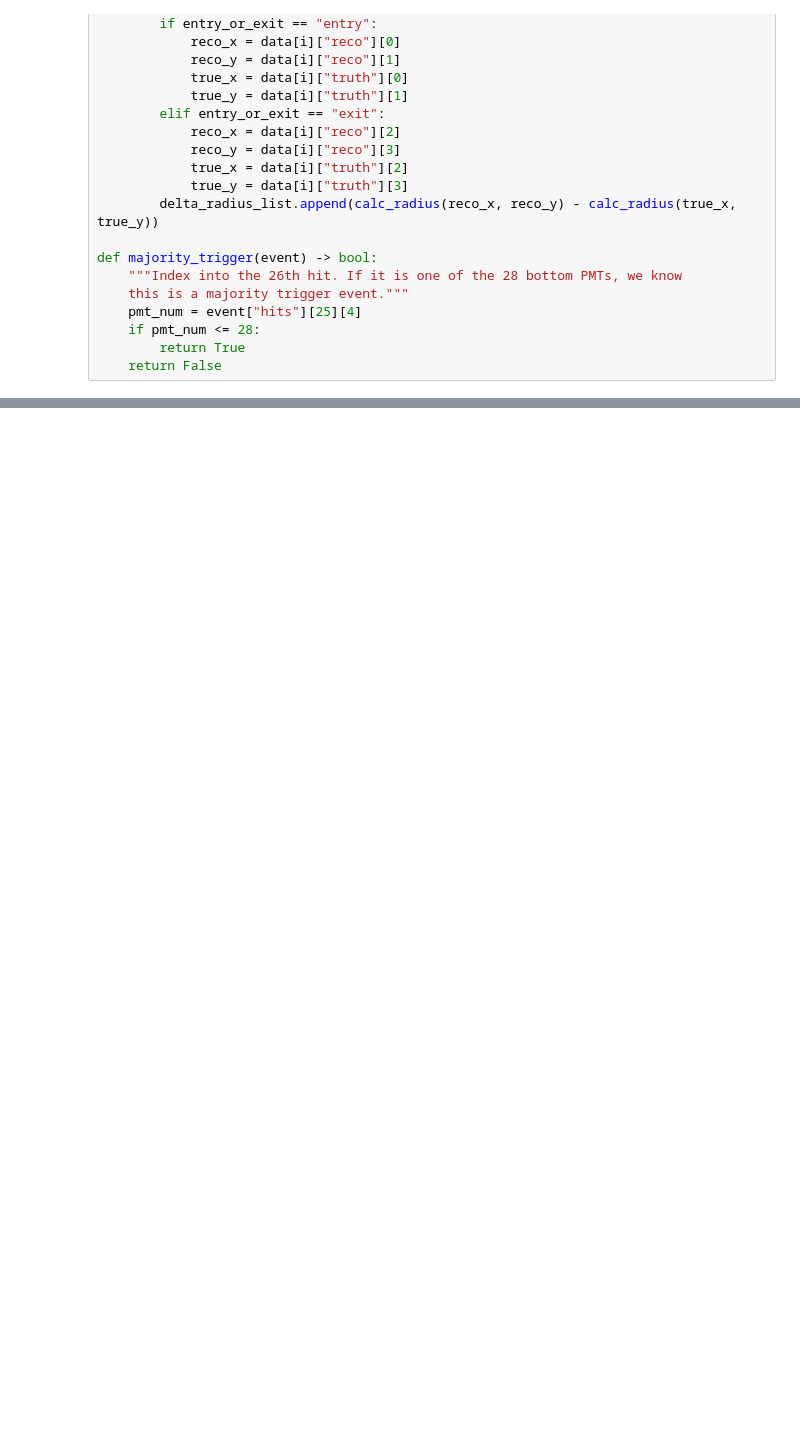
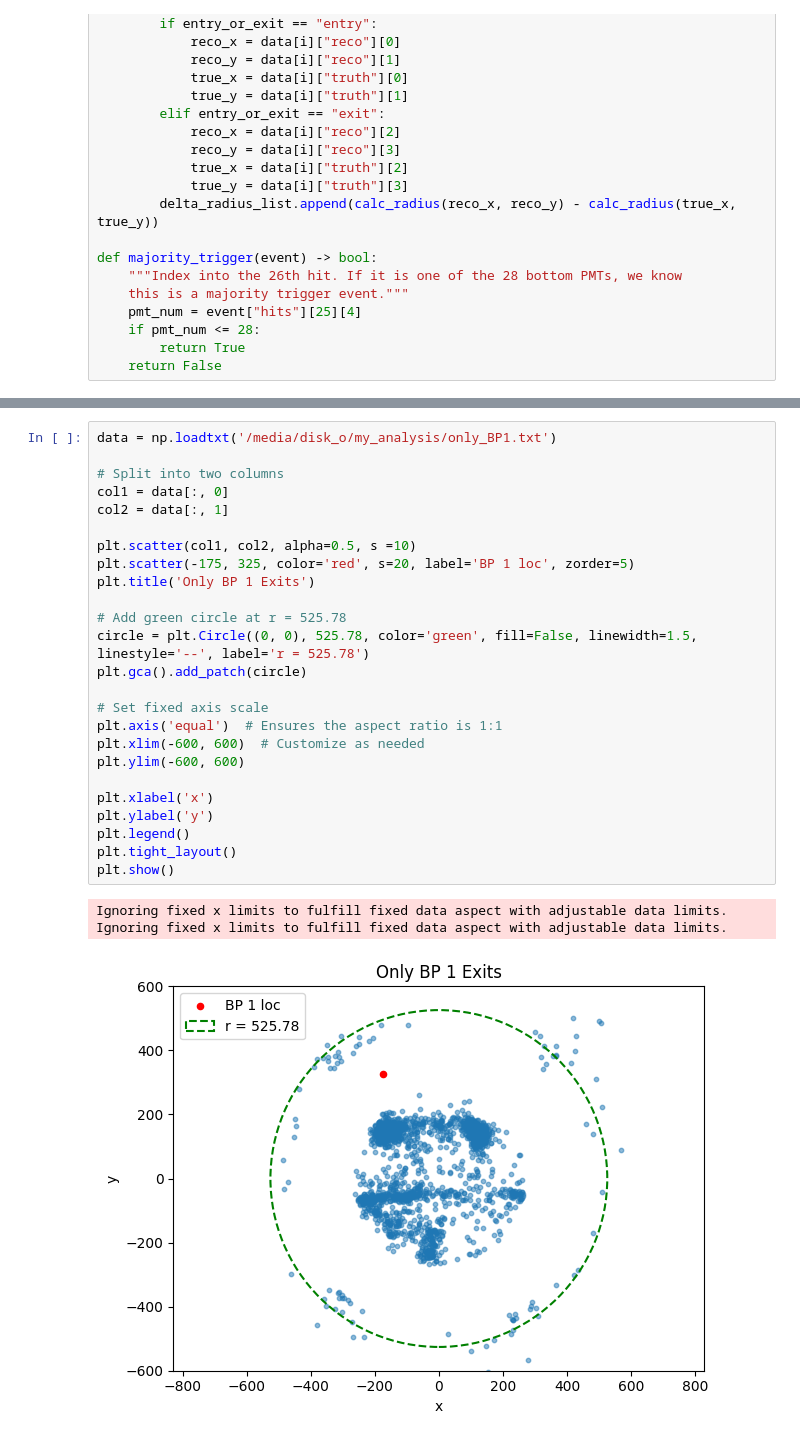
Before and after one commit to dcolson2026/BNL_WbLS, a Jupyter notebook: my_analysis/scratch_work2.ipynb, the cells around one changed output, grey strips where cells are left out. Saved outputs shown, nothing was run; the diff lists cells and outputs as text; blank space fills up the shorter version.

```diff
--- a/my_analysis/scratch_work2.ipynb
+++ b/my_analysis/scratch_work2.ipynb
@@ -839,0 +887,29 @@ print(boopy[:-1])
+# %%
+data = np.loadtxt('/media/disk_o/my_analysis/only_BP1.txt')
+
+# Split into two columns
+col1 = data[:, 0]
+col2 = data[:, 1]
+
+plt.scatter(col1, col2, alpha=0.5, s =10)
+plt.scatter(-175, 325, color='red', s=20, label='BP 1 loc', zorder=5)
+plt.title('Only BP 1 Exits')
+
+# Add green circle at r = 525.78
+circle = plt.Circle((0, 0), 525.78, color='green', fill=False, linewidth=1.5, linestyle='--', label='r = 525.78')
+plt.gca().add_patch(circle)
+
+# Set fixed axis scale
+plt.axis('equal')  # Ensures the aspect ratio is 1:1
+plt.xlim(-600, 600)  # Customize as needed
+plt.ylim(-600, 600)
+
+plt.xlabel('x')
+plt.ylabel('y')
+plt.legend()
+plt.tight_layout()
+plt.show()
+# %% [output]
+Ignoring fixed x limits to fulfill fixed data aspect with adjustable data limits.
+Ignoring fixed x limits to fulfill fixed data aspect with adjustable data limits.
+[figure, added]
```
Also changed, not shown: parts of 10 cells of this notebook, 5 other files.
